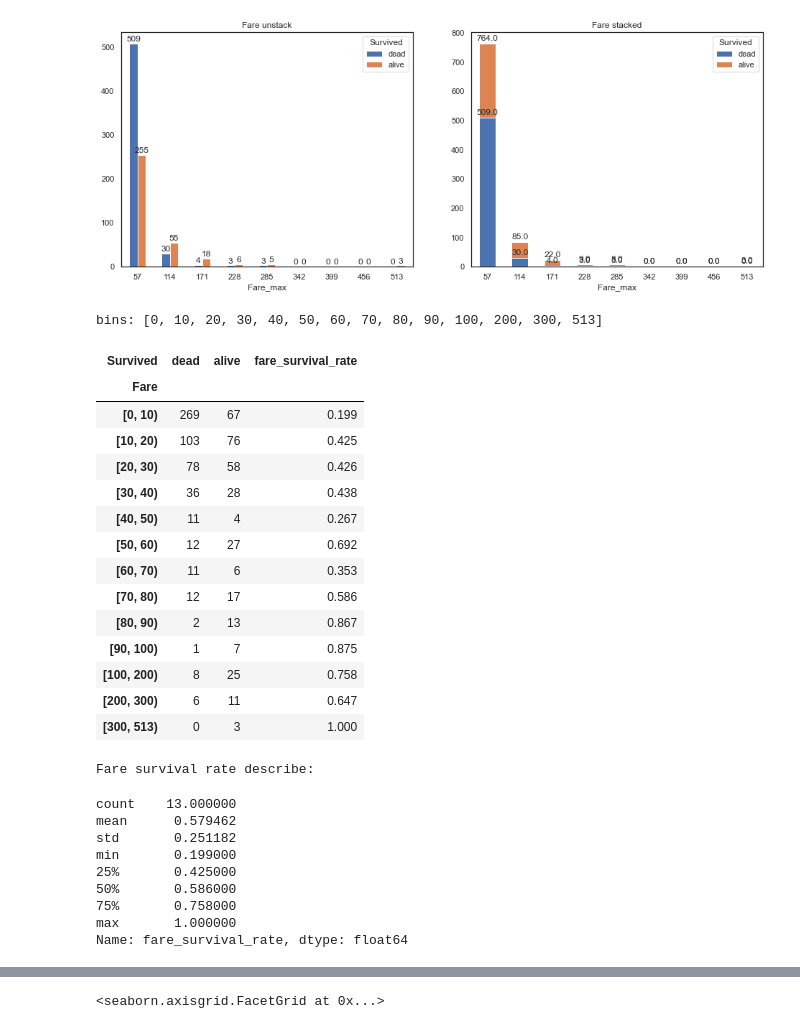
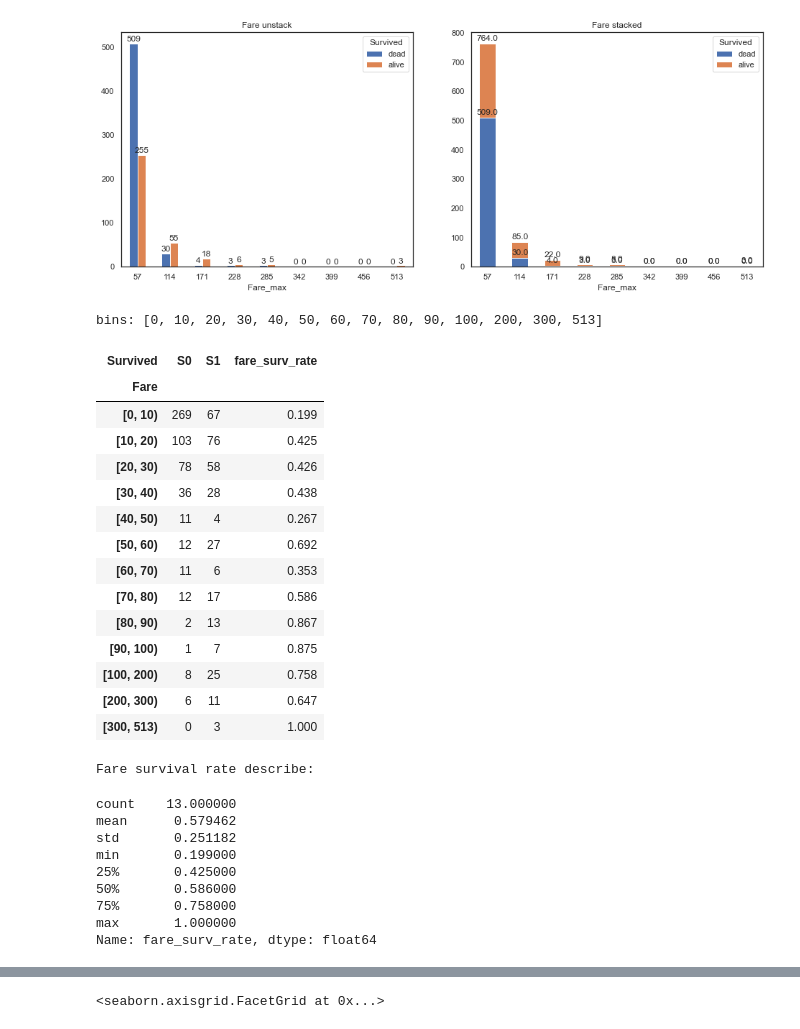
Before and after one commit to morpheus9631/titanic, a Jupyter notebook: ipynb/EDA_v3.03.ipynb, the cells around one changed output, grey strips where cells are left out. Saved outputs shown, nothing was run; the diff lists cells and outputs as text; code cells hidden in the pictures.

```diff
--- a/ipynb/EDA_v3.03.ipynb
+++ b/ipynb/EDA_v3.03.ipynb
@@ -305,36 +305,33 @@ bins: [  0  57 114 171 228 285 342 399 456 513]
 # %%
 features = ['Survived', 'Fare']
 df_data = df_train[features].copy()
 
 # There is no fare in the range [300, 400)
 bins = [0, 10, 20, 30, 40, 50, 60, 70, 80, 90, 100, 200, 300, 513]
 print('bins:', bins)
 
-# cuts = pd.cut(df_data.Fare, bins, right=False)
-# display(cuts)
-
 df_data['cuts'] = pd.cut(df_data.Fare, bins, right=False)
 # display(df_data)
 
 df_fare = pd.DataFrame({
-    'dead' : df_data.cuts[df_data.Survived==0].value_counts(),
-    'alive': df_data.cuts[df_data.Survived==1].value_counts()
+    'S0': df_data.cuts[df_data.Survived==0].value_counts(),
+    'S1': df_data.cuts[df_data.Survived==1].value_counts()
 })
 # df_fare.index = bins[1:]
 df_fare.index.name = 'Fare'
 df_fare.columns.name = 'Survived'
 
-cnt_alive = df_fare['alive']
-cnt_total = df_fare['alive'] + df_fare['dead']
-df_fare['fare_survival_rate'] = (cnt_alive / cnt_total).round(3)
+cnt_alive = df_fare['S1']
+cnt_total = df_fare['S0'] + df_fare['S1']
+df_fare['fare_surv_rate'] = (cnt_alive / cnt_total).round(3)
 # df_fare['fare_survival_rate'].fillna(0, inplace=True)
 display(df_fare)
 
 print('Fare survival rate describe:')
-display(df_fare['fare_survival_rate'].describe())
+display(df_fare['fare_surv_rate'].describe())
 # %% [output]
 bins: [0, 10, 20, 30, 40, 50, 60, 70, 80, 90, 100, 200, 300, 513]
-| Survived | dead | alive | fare_survival_rate |
+| Survived | S0 | S1 | fare_surv_rate |
 | Fare |  |  |  |
 | [0, 10) | 269 | 67 | 0.199 |
 | [10, 20) | 103 | 76 | 0.425 |
@@ -358,6 +355,6 @@ min       0.199000
 50%       0.586000
 75%       0.758000
 max       1.000000
-Name: fare_survival_rate, dtype: float64
+Name: fare_surv_rate, dtype: float64
 # %%
 # based on above analysis, we can merge some range that have similar survival rates
```
Also changed, not shown: parts of 5 cells of this notebook, 2 other files.
